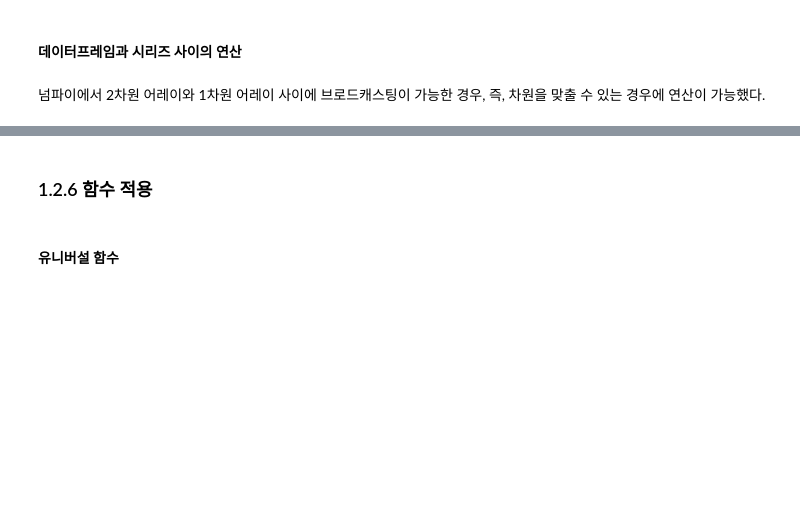
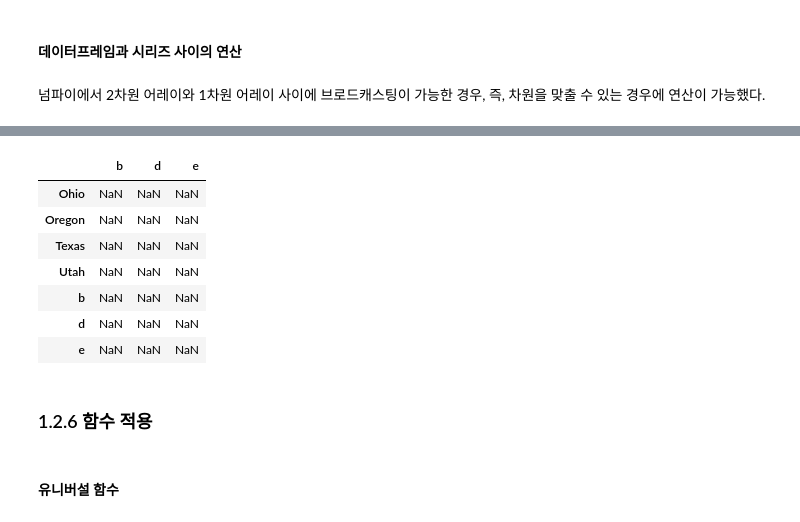
Before and after one commit to hartkim/python_practice, a Jupyter notebook: tuto/4_pandas_basics_2(student).ipynb, the cells around one changed output, grey strips where cells are left out. Cells and saved outputs as stored; diff of their text form; code cells hidden in the pictures; blank space fills up the shorter version.

```diff
--- a/tuto/4_pandas_basics_2(student).ipynb
+++ b/tuto/4_pandas_basics_2(student).ipynb
@@ -379,0 +441,4 @@ s2 = pd.Series([-2.1, 3.6, -1.5, 4, 3.1],
+# %%
+frame = pd.DataFrame(np.random.randn(4, 3), columns=list('bde'),
+                     index=['Utah', 'Ohio', 'Texas', 'Oregon'])
+frame.shape
@@ -379,0 +447,3 @@ s2 = pd.Series([-2.1, 3.6, -1.5, 4, 3.1],
+# %%
+series = frame.iloc[0]
+series.shape
@@ -380,3 +485,15 @@ s2 = pd.Series([-2.1, 3.6, -1.5, 4, 3.1],
+# %%
+# 열 단위로 연산을 하고 싶으면 axis = 0으로 진행하면 된다.
+frame.sub(series, axis = 0)
+# %% [output]
+|  | b | d | e |
+| Ohio | NaN | NaN | NaN |
+| Oregon | NaN | NaN | NaN |
+| Texas | NaN | NaN | NaN |
+| Utah | NaN | NaN | NaN |
+| b | NaN | NaN | NaN |
+| d | NaN | NaN | NaN |
+| e | NaN | NaN | NaN |
 # %% [markdown]
 ### 1.2.6 함수 적용
 # %% [markdown]
```
Also changed, not shown: parts of 55 cells of this notebook, 1 other file.
